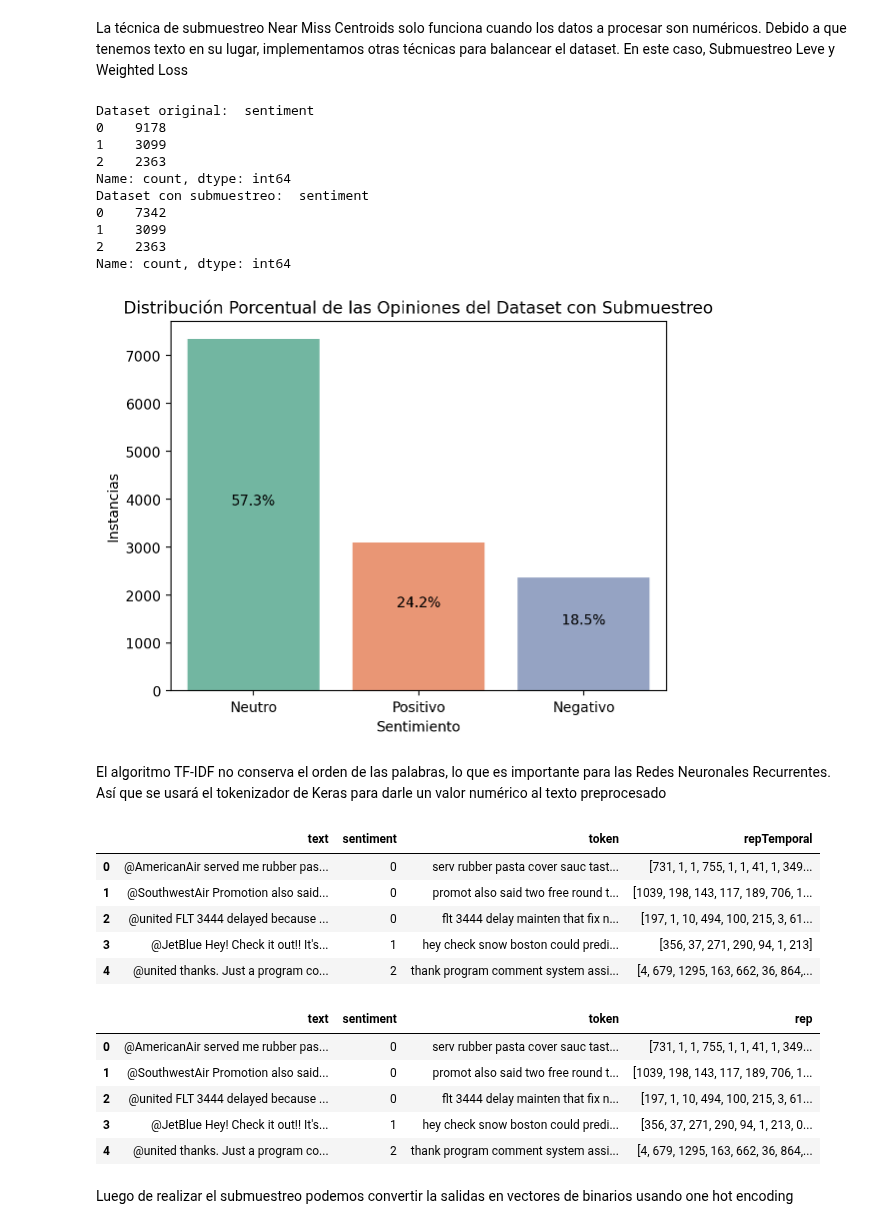
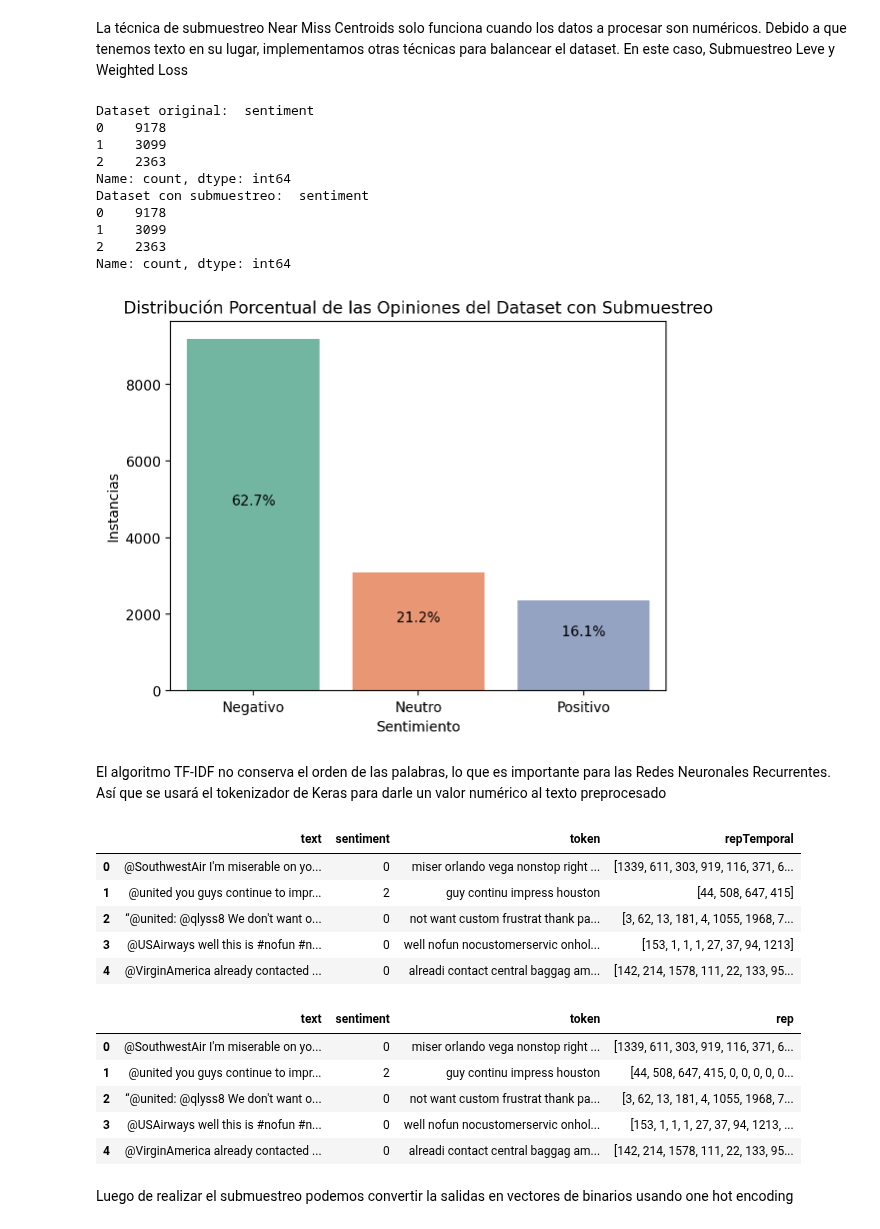
Before and after one commit to AngieJoya99/Proyecto-RN, a Jupyter notebook: Entrega2.ipynb, the cells around one changed output. Saved outputs shown, nothing was run; the diff lists cells and outputs as text; code cells hidden in the pictures.

```diff
--- a/Entrega2.ipynb
+++ b/Entrega2.ipynb
@@ -186,7 +186,7 @@ La técnica de submuestreo Near Miss Centroids solo funciona cuando los datos a
 instancias = dataset.sentiment.value_counts()
 print("Dataset original: ", instancias)
 
-subNegativas = int(instancias[0]*0.8)
+subNegativas = int(instancias[0]*1)
 
 dfNegativo = dataset[dataset.sentiment == 0]
 dfOtras = dataset[dataset.sentiment != 0]
@@ -208,14 +208,14 @@ Dataset original:  sentiment
 2    2363
 Name: count, dtype: int64
 Dataset con submuestreo:  sentiment
-0    7342
+0    9178
 1    3099
 2    2363
 Name: count, dtype: int64
 # %%
-graficaDistribucion(datasetBal,"sentiment",["Neutro", "Positivo", "Negativo"],"Sentimiento","Instancias","Distribución Porcentual de las Opiniones del Dataset con Submuestreo")
+graficaDistribucion(datasetBal,"sentiment",["Negativo", "Neutro", "Positivo"],"Sentimiento","Instancias","Distribución Porcentual de las Opiniones del Dataset con Submuestreo")
 # %% [output]
-[figure, old version]
+[figure, new version]
 # %% [markdown]
 El algoritmo TF-IDF no conserva el orden de las palabras, lo que es importante para las Redes Neuronales Recurrentes. Así que se usará el tokenizador de Keras para darle un valor numérico al texto preprocesado
 # %%
@@ -228,11 +228,11 @@ datasetBal["repTemporal"] = tokenizerKeras.texts_to_sequences(datasetBal["token"
 datasetBal.head()
 # %% [output]
 |  | text | sentiment | token | repTemporal |
-| 0 | @AmericanAir served me rubber pas... | 0 | serv rubber pasta cover sauc tast... | [731, 1, 1, 755, 1, 1, 41, 1, 349... |
-| 1 | @SouthwestAir Promotion also said... | 0 | promot also said two free round t... | [1039, 198, 143, 117, 189, 706, 1... |
-| 2 | @united FLT 3444 delayed because ... | 0 | flt 3444 delay mainten that fix n... | [197, 1, 10, 494, 100, 215, 3, 61... |
-| 3 | @JetBlue Hey! Check it out!! It's... | 1 | hey check snow boston could predi... | [356, 37, 271, 290, 94, 1, 213] |
-| 4 | @united thanks. Just a program co... | 2 | thank program comment system assi... | [4, 679, 1295, 163, 662, 36, 864,... |
+| 0 | @SouthwestAir I'm miserable on yo... | 0 | miser orlando vega nonstop right ... | [1339, 611, 303, 919, 116, 371, 6... |
+| 1 | @united you guys continue to impr... | 2 | guy continu impress houston | [44, 508, 647, 415] |
+| 2 | “@united: @qlyss8 We don't want o... | 0 | not want custom frustrat thank pa... | [3, 62, 13, 181, 4, 1055, 1968, 7... |
+| 3 | @USAirways well this is #nofun #n... | 0 | well nofun nocustomerservic onhol... | [153, 1, 1, 1, 27, 37, 94, 1213] |
+| 4 | @VirginAmerica already contacted ... | 0 | alreadi contact central baggag am... | [142, 214, 1578, 111, 22, 133, 95... |
 # %%
 X = pad_sequences(datasetBal["repTemporal"], maxlen=max(len(seq) for seq in datasetBal["repTemporal"]), padding='post')
 datasetBal["rep"] = list(X)
@@ -241,11 +241,11 @@ datasetBal = datasetBal.drop(columns=["repTemporal"])
 datasetBal.head()
 # %% [output]
 |  | text | sentiment | token | rep |
-| 0 | @AmericanAir served me rubber pas... | 0 | serv rubber pasta cover sauc tast... | [731, 1, 1, 755, 1, 1, 41, 1, 349... |
-| 1 | @SouthwestAir Promotion also said... | 0 | promot also said two free round t... | [1039, 198, 143, 117, 189, 706, 1... |
-| 2 | @united FLT 3444 delayed because ... | 0 | flt 3444 delay mainten that fix n... | [197, 1, 10, 494, 100, 215, 3, 61... |
-| 3 | @JetBlue Hey! Check it out!! It's... | 1 | hey check snow boston could predi... | [356, 37, 271, 290, 94, 1, 213, 0... |
-| 4 | @united thanks. Just a program co... | 2 | thank program comment system assi... | [4, 679, 1295, 163, 662, 36, 864,... |
+| 0 | @SouthwestAir I'm miserable on yo... | 0 | miser orlando vega nonstop right ... | [1339, 611, 303, 919, 116, 371, 6... |
+| 1 | @united you guys continue to impr... | 2 | guy continu impress houston | [44, 508, 647, 415, 0, 0, 0, 0, 0... |
+| 2 | “@united: @qlyss8 We don't want o... | 0 | not want custom frustrat thank pa... | [3, 62, 13, 181, 4, 1055, 1968, 7... |
+| 3 | @USAirways well this is #nofun #n... | 0 | well nofun nocustomerservic onhol... | [153, 1, 1, 1, 27, 37, 94, 1213, ... |
+| 4 | @VirginAmerica already contacted ... | 0 | alreadi contact central baggag am... | [142, 214, 1578, 111, 22, 133, 95... |
 # %% [markdown]
 Luego de realizar el submuestreo podemos convertir la salidas en vectores de binarios usando one hot encoding
 # %%
```
Also changed, not shown: parts of 8 cells of this notebook, 41 other files.
